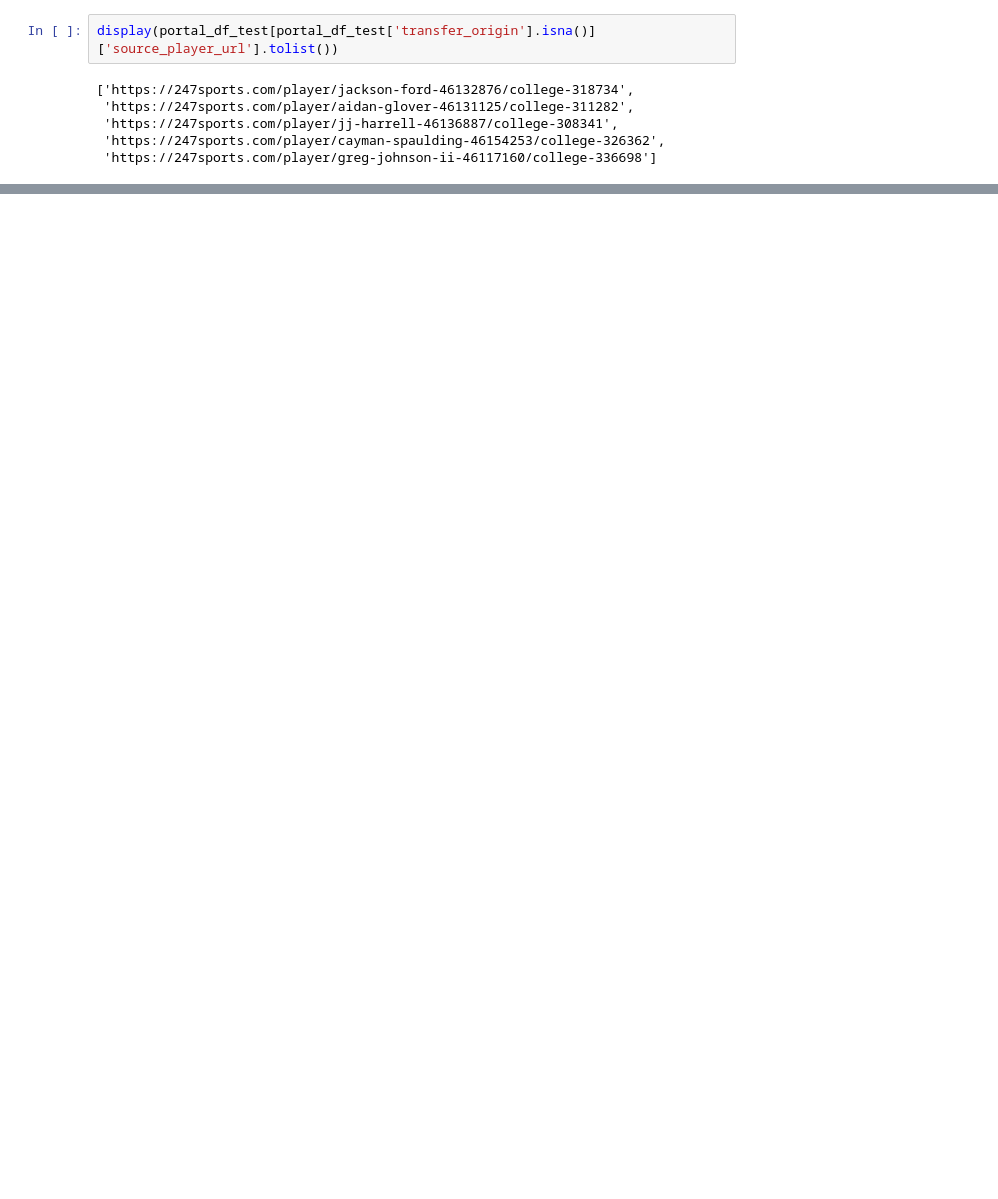
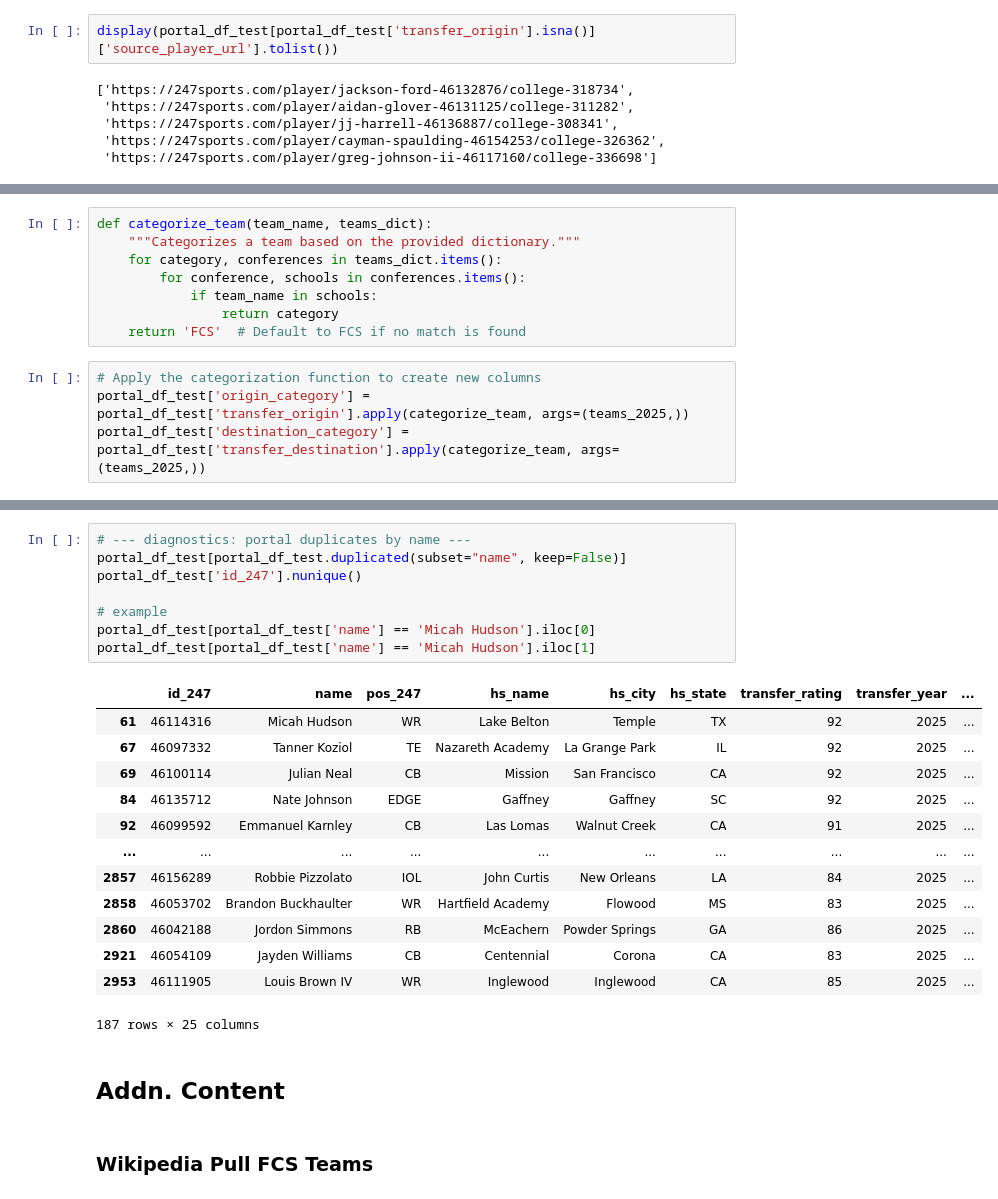
Before and after one commit to jdkincan/recruiting-reader, a Jupyter notebook: notebooks/test.ipynb, the cells around one changed output, grey strips where cells are left out. Drawn from its saved outputs; the diff is of its cells as text; blank space fills up the shorter version.

```diff
--- a/notebooks/test.ipynb
+++ b/notebooks/test.ipynb
@@ -366,0 +220,12 @@ Unique portal ids used: 2012 (<= 3008)
+# %%
+def categorize_team(team_name, teams_dict):
+    """Categorizes a team based on the provided dictionary."""
+    for category, conferences in teams_dict.items():
+        for conference, schools in conferences.items():
+            if team_name in schools:
+                return category
+    return 'FCS'  # Default to FCS if no match is found
+# %%
+# Apply the categorization function to create new columns
+portal_df_test['origin_category'] = portal_df_test['transfer_origin'].apply(categorize_team, args=(teams_2025,))
+portal_df_test['destination_category'] = portal_df_test['transfer_destination'].apply(categorize_team, args=(teams_2025,))
@@ -366,0 +455,26 @@ Unique portal ids used: 2012 (<= 3008)
+# %%
+# --- diagnostics: portal duplicates by name ---
+portal_df_test[portal_df_test.duplicated(subset="name", keep=False)]
+portal_df_test['id_247'].nunique()
+
+# example
+portal_df_test[portal_df_test['name'] == 'Micah Hudson'].iloc[0]
+portal_df_test[portal_df_test['name'] == 'Micah Hudson'].iloc[1]
+# %% [output]
+|  | id_247 | name | pos_247 | hs_name | hs_city | hs_state | transfer_rating | transfer_year | ... |
+| 61 | 46114316 | Micah Hudson | WR | Lake Belton | Temple | TX | 92 | 2025 | ... |
+| 67 | 46097332 | Tanner Koziol | TE | Nazareth Academy | La Grange Park | IL | 92 | 2025 | ... |
+| 69 | 46100114 | Julian Neal | CB | Mission | San Francisco | CA | 92 | 2025 | ... |
+| 84 | 46135712 | Nate Johnson | EDGE | Gaffney | Gaffney | SC | 92 | 2025 | ... |
+| 92 | 46099592 | Emmanuel Karnley | CB | Las Lomas | Walnut Creek | CA | 91 | 2025 | ... |
+| ... | ... | ... | ... | ... | ... | ... | ... | ... | ... |
+| 2857 | 46156289 | Robbie Pizzolato | IOL | John Curtis | New Orleans | LA | 84 | 2025 | ... |
+| 2858 | 46053702 | Brandon Buckhaulter | WR | Hartfield Academy | Flowood | MS | 83 | 2025 | ... |
+| 2860 | 46042188 | Jordon Simmons | RB | McEachern | Powder Springs | GA | 86 | 2025 | ... |
+| 2921 | 46054109 | Jayden Williams | CB | Centennial | Corona | CA | 83 | 2025 | ... |
+| 2953 | 46111905 | Louis Brown IV | WR | Inglewood | Inglewood | CA | 85 | 2025 | ... |
+187 rows × 25 columns
+# %% [markdown]
+## Addn. Content
+# %% [markdown]
+### Wikipedia Pull FCS Teams
```
Also changed, not shown: parts of 16 cells of this notebook.
